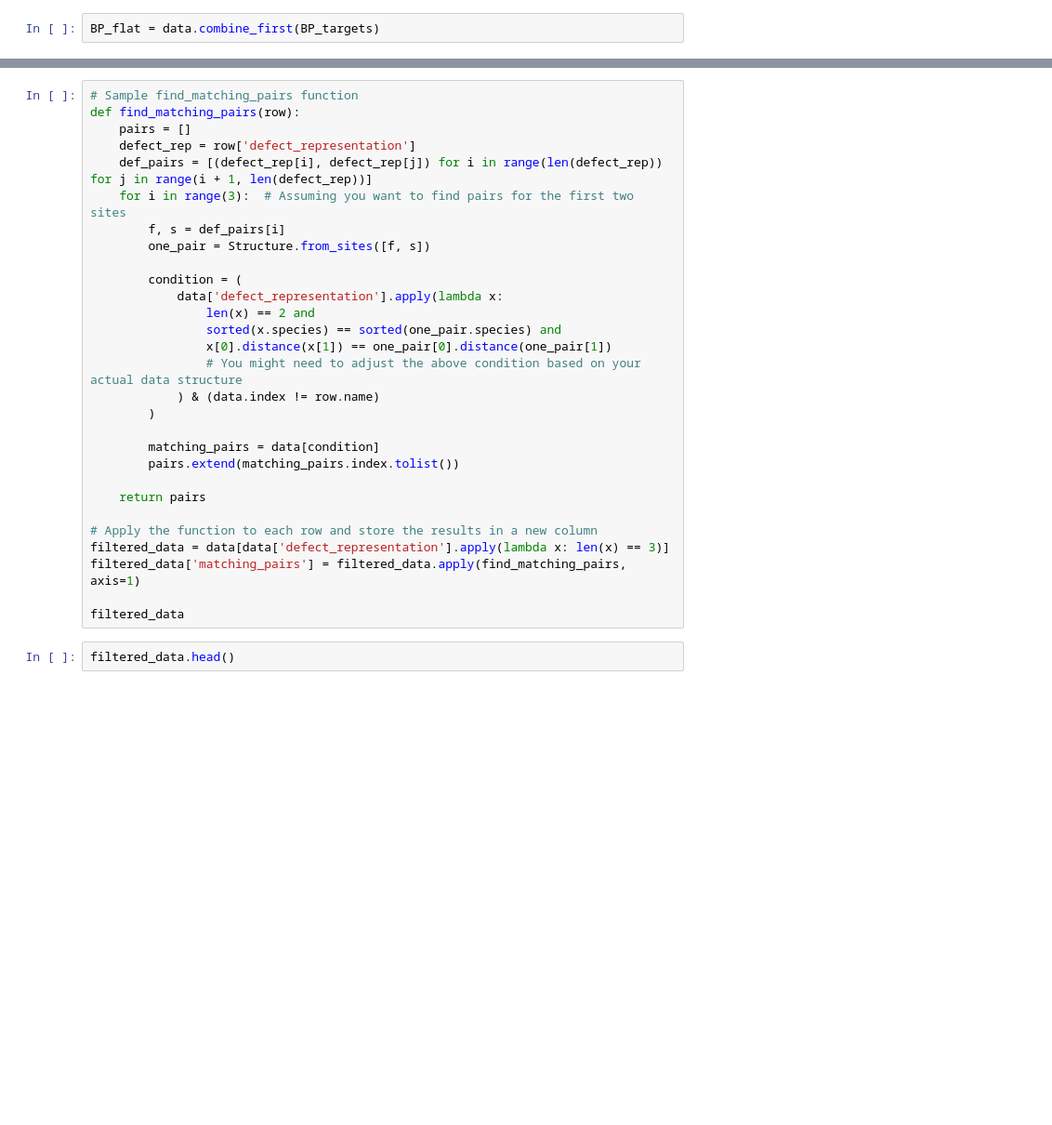
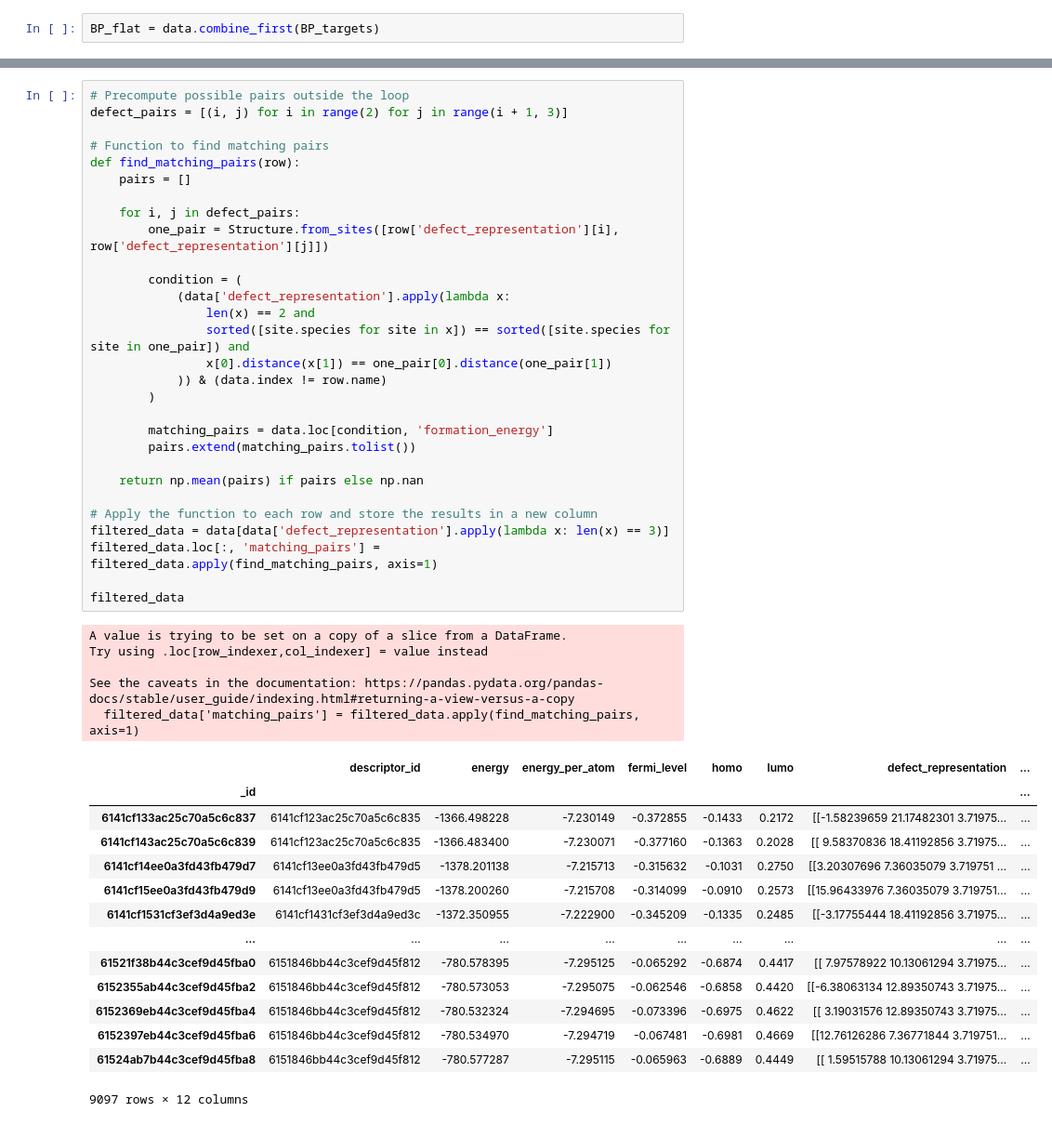
Before and after one commit to RuslanGaliullin/course_progect_23-24, a Jupyter notebook: notebooks/BN_band_gap_from_homo_lumo.ipynb, the cells around one changed output, grey strips where cells are left out. Shown: that part at 93% size. Cells and saved outputs as stored; diff of their text form; blank space fills up the shorter version.

```diff
--- a/notebooks/BN_band_gap_from_homo_lumo.ipynb
+++ b/notebooks/BN_band_gap_from_homo_lumo.ipynb
@@ -138,31 +75,49 @@ row
 # %%
-# Sample find_matching_pairs function
+# Precompute possible pairs outside the loop
+defect_pairs = [(i, j) for i in range(2) for j in range(i + 1, 3)]
+
+# Function to find matching pairs
 def find_matching_pairs(row):
     pairs = []
-    defect_rep = row['defect_representation']
-    def_pairs = [(defect_rep[i], defect_rep[j]) for i in range(len(defect_rep)) for j in range(i + 1, len(defect_rep))]
-    for i in range(3):  # Assuming you want to find pairs for the first two sites
-        f, s = def_pairs[i]
-        one_pair = Structure.from_sites([f, s])
+
+    for i, j in defect_pairs:
+        one_pair = Structure.from_sites([row['defect_representation'][i], row['defect_representation'][j]])
 
         condition = (
-            data['defect_representation'].apply(lambda x:
+            (data['defect_representation'].apply(lambda x:
                 len(x) == 2 and
-                sorted(x.species) == sorted(one_pair.species) and
+                sorted([site.species for site in x]) == sorted([site.species for site in one_pair]) and
                 x[0].distance(x[1]) == one_pair[0].distance(one_pair[1])
-                # You might need to adjust the above condition based on your actual data structure
-            ) & (data.index != row.name)
+            )) & (data.index != row.name)
         )
 
-        matching_pairs = data[condition]
-        pairs.extend(matching_pairs.index.tolist())
+        matching_pairs = data.loc[condition, 'formation_energy']
+        pairs.extend(matching_pairs.tolist())
 
-    return pairs
+    return np.mean(pairs) if pairs else np.nan
 
 # Apply the function to each row and store the results in a new column
 filtered_data = data[data['defect_representation'].apply(lambda x: len(x) == 3)]
-filtered_data['matching_pairs'] = filtered_data.apply(find_matching_pairs, axis=1)
+filtered_data.loc[:, 'matching_pairs'] = filtered_data.apply(find_matching_pairs, axis=1)
 
 filtered_data
+# %% [output]
+A value is trying to be set on a copy of a slice from a DataFrame.
+Try using .loc[row_indexer,col_indexer] = value instead
+
+See the caveats in the documentation: https://pandas.pydata.org/pandas-docs/stable/user_guide/indexing.html#returning-a-view-versus-a-copy
+  filtered_data['matching_pairs'] = filtered_data.apply(find_matching_pairs, axis=1)
+|  | descriptor_id | energy | energy_per_atom | fermi_level | homo | lumo | defect_representation | ... |
+| _id |  |  |  |  |  |  |  | ... |
+| 6141cf133ac25c70a5c6c837 | 6141cf123ac25c70a5c6c835 | -1366.498228 | -7.230149 | -0.372855 | -0.1433 | 0.2172 | [[-1.58239659 21.17482301 3.71975... | ... |
+| 6141cf143ac25c70a5c6c839 | 6141cf123ac25c70a5c6c835 | -1366.483400 | -7.230071 | -0.377160 | -0.1363 | 0.2028 | [[ 9.58370836 18.41192856 3.71975... | ... |
+| 6141cf14ee0a3fd43fb479d7 | 6141cf13ee0a3fd43fb479d5 | -1378.201138 | -7.215713 | -0.315632 | -0.1031 | 0.2750 | [[3.20307696 7.36035079 3.719751 ... | ... |
+| 6141cf15ee0a3fd43fb479d9 | 6141cf13ee0a3fd43fb479d5 | -1378.200260 | -7.215708 | -0.314099 | -0.0910 | 0.2573 | [[15.96433976 7.36035079 3.719751... | ... |
+| 6141cf1531cf3ef3d4a9ed3e | 6141cf1431cf3ef3d4a9ed3c | -1372.350955 | -7.222900 | -0.345209 | -0.1335 | 0.2485 | [[-3.17755444 18.41192856 3.71975... | ... |
+| ... | ... | ... | ... | ... | ... | ... | ... | ... |
+| 61521f38b44c3cef9d45fba0 | 6151846bb44c3cef9d45f812 | -780.578395 | -7.295125 | -0.065292 | -0.6874 | 0.4417 | [[ 7.97578922 10.13061294 3.71975... | ... |
+| 6152355ab44c3cef9d45fba2 | 6151846bb44c3cef9d45f812 | -780.573053 | -7.295075 | -0.062546 | -0.6858 | 0.4420 | [[-6.38063134 12.89350743 3.71975... | ... |
+| 6152369eb44c3cef9d45fba4 | 6151846bb44c3cef9d45f812 | -780.532324 | -7.294695 | -0.073396 | -0.6975 | 0.4622 | [[ 3.19031576 12.89350743 3.71975... | ... |
+| 6152397eb44c3cef9d45fba6 | 6151846bb44c3cef9d45f812 | -780.534970 | -7.294719 | -0.067481 | -0.6981 | 0.4669 | [[12.76126286 7.36771844 3.719751... | ... |
+| 61524ab7b44c3cef9d45fba8 | 6151846bb44c3cef9d45f812 | -780.577287 | -7.295115 | -0.065963 | -0.6889 | 0.4449 | [[ 1.59515788 10.13061294 3.71975... | ... |
+9097 rows × 12 columns
-# %%
-filtered_data.head()
```
Also changed, not shown: parts of 15 cells of this notebook.
